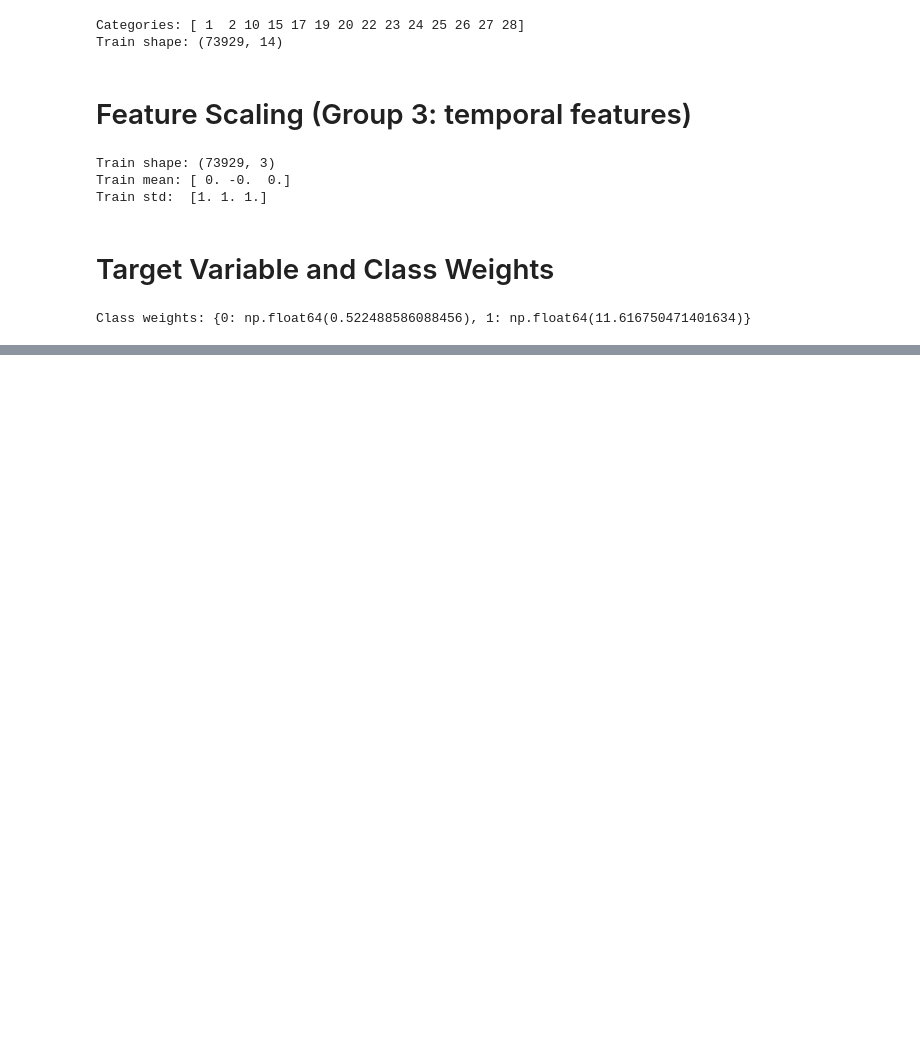
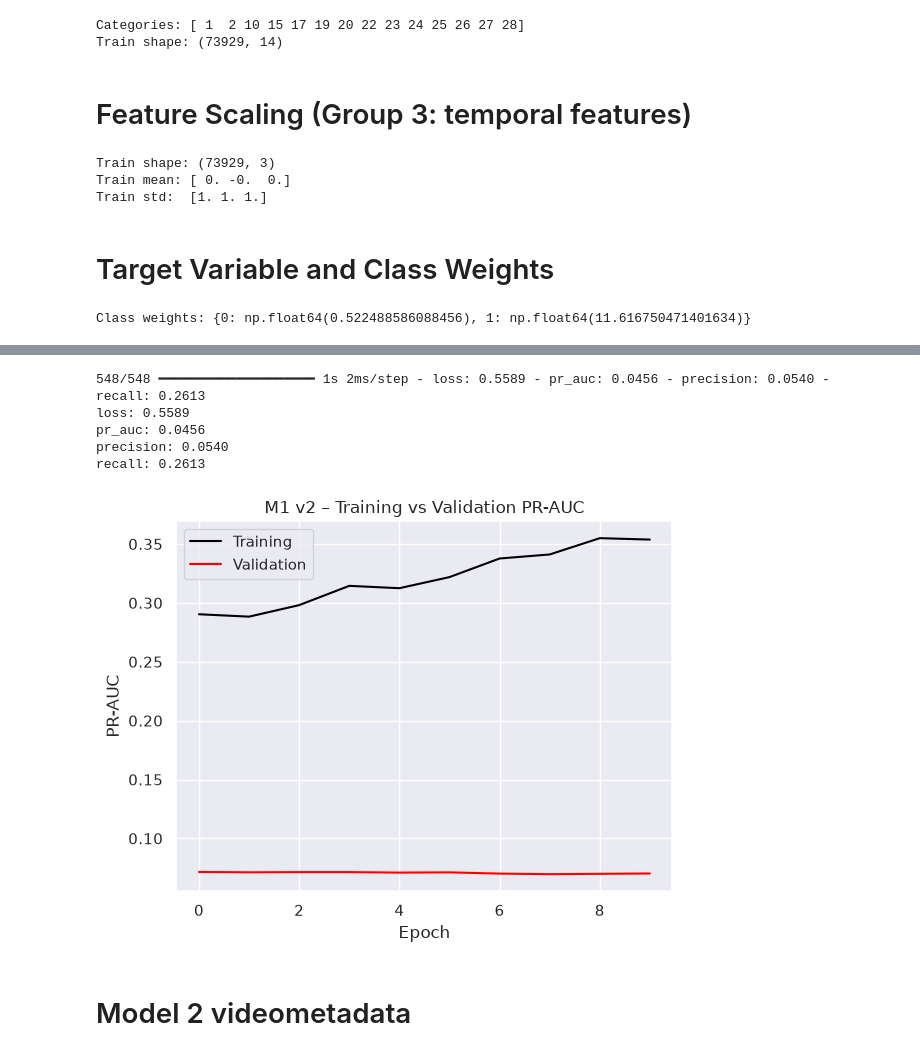
Before and after one commit to fundaBa/IntegratedCA1, a Jupyter notebook: Advanced Data Analysis.ipynb, the cells around one changed output, grey strips where cells are left out. Saved outputs shown, nothing was run; the diff lists cells and outputs as text; code cells hidden in the pictures; blank space fills up the shorter version.

Commit message:
Add M1 v2 and M2(video context) model with result

```diff
--- a/Advanced Data Analysis.ipynb
+++ b/Advanced Data Analysis.ipynb
@@ -386,0 +487,13 @@ Class weights: {0: np.float64(0.522488586088456), 1: np.float64(11.6167504714016
+# %%
+from tensorflow.keras.layers import Dropout
+
+# create model – v2 (regularised)
+model_m1_v2 = Sequential()
+model_m1_v2.add(Input(shape=(COMMENT_MAX_LEN,)))
+model_m1_v2.add(Embedding(input_dim=VOCAB_SIZE, output_dim=32))  # v1: 64, no mask
+model_m1_v2.add(GlobalAveragePooling1D())
+model_m1_v2.add(Dropout(0.5))                                                     # v2: added
+model_m1_v2.add(Dense(16, activation='relu'))
+model_m1_v2.add(Dense(1, activation='sigmoid'))
+
+model_m1_v2.summary()
@@ -386,0 +521,5 @@ Class weights: {0: np.float64(0.522488586088456), 1: np.float64(11.6167504714016
+# %%
+model_m1_v2.compile(loss='binary_crossentropy', optimizer='adam',
+                    metrics=[tf.keras.metrics.AUC(curve='PR', name='pr_auc'),
+                             tf.keras.metrics.Precision(name='precision'),
+                             tf.keras.metrics.Recall(name='recall')])
@@ -386,0 +528,6 @@ Class weights: {0: np.float64(0.522488586088456), 1: np.float64(11.6167504714016
+# %%
+history_m1_v2 = model_m1_v2.fit(X_train_comment, y_train,
+                                validation_data=(X_val_comment, y_val),
+                                epochs=10, batch_size=256,            # v1: 50 epochs
+                                class_weight=class_weight,
+                                verbose=2)
@@ -386,0 +557,10 @@ Class weights: {0: np.float64(0.522488586088456), 1: np.float64(11.6167504714016
+# %%
+scores = model_m1_v2.evaluate(X_test_comment, y_test, return_dict=True)
+for name, value in scores.items():
+    print("%s: %.4f" % (name, value))
+# %% [output]
+548/548 ━━━━━━━━━━━━━━━━━━━━ 1s 2ms/step - loss: 0.5589 - pr_auc: 0.0456 - precision: 0.0540 - recall: 0.2613
+loss: 0.5589
+pr_auc: 0.0456
+precision: 0.0540
+recall: 0.2613
@@ -386,0 +569,12 @@ Class weights: {0: np.float64(0.522488586088456), 1: np.float64(11.6167504714016
+# %%
+plt.plot(history_m1_v2.history['pr_auc'], color="black", label="Training")
+plt.plot(history_m1_v2.history['val_pr_auc'], color="red", label="Validation")
+plt.ylabel("PR-AUC")
+plt.xlabel("Epoch")
+plt.title("M1 v2 – Training vs Validation PR-AUC")
+plt.legend()
+plt.show()
+# %% [output]
+[figure, added]
+# %% [markdown]
+# Model 2 videometadata
```
Also changed, not shown: parts of 29 cells of this notebook.
